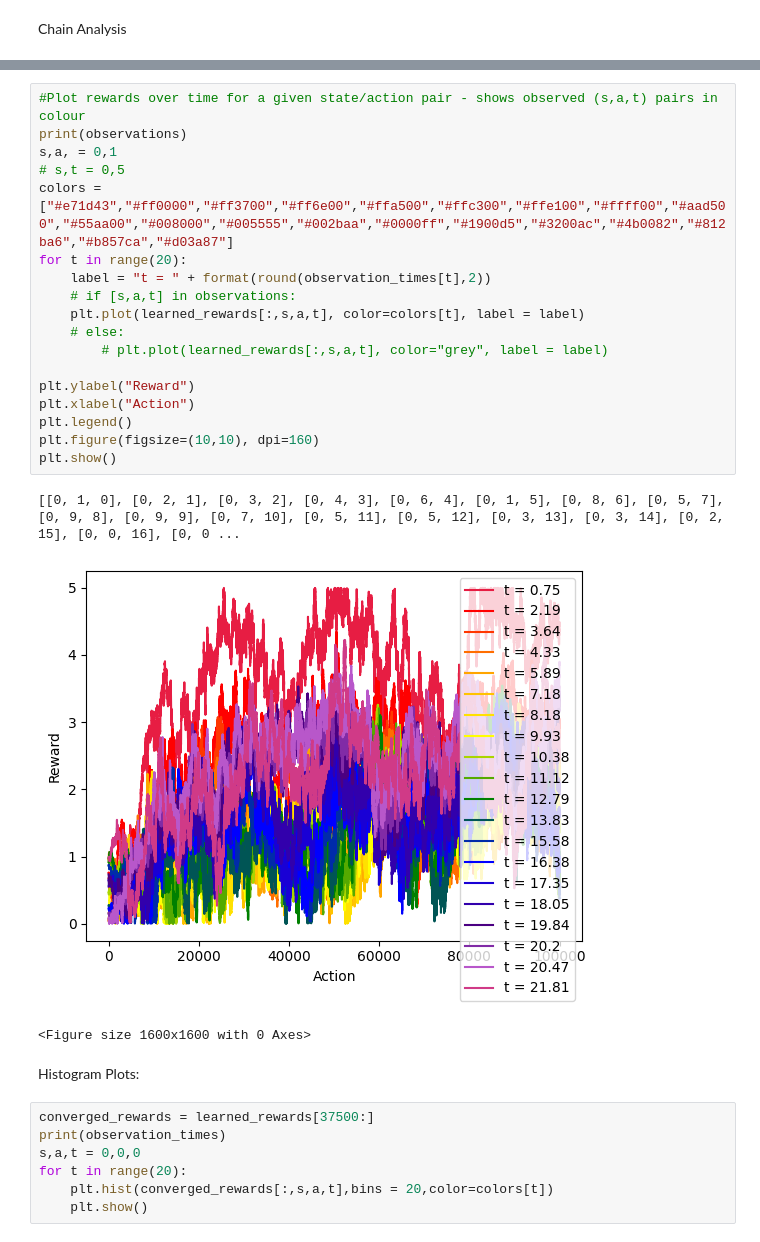
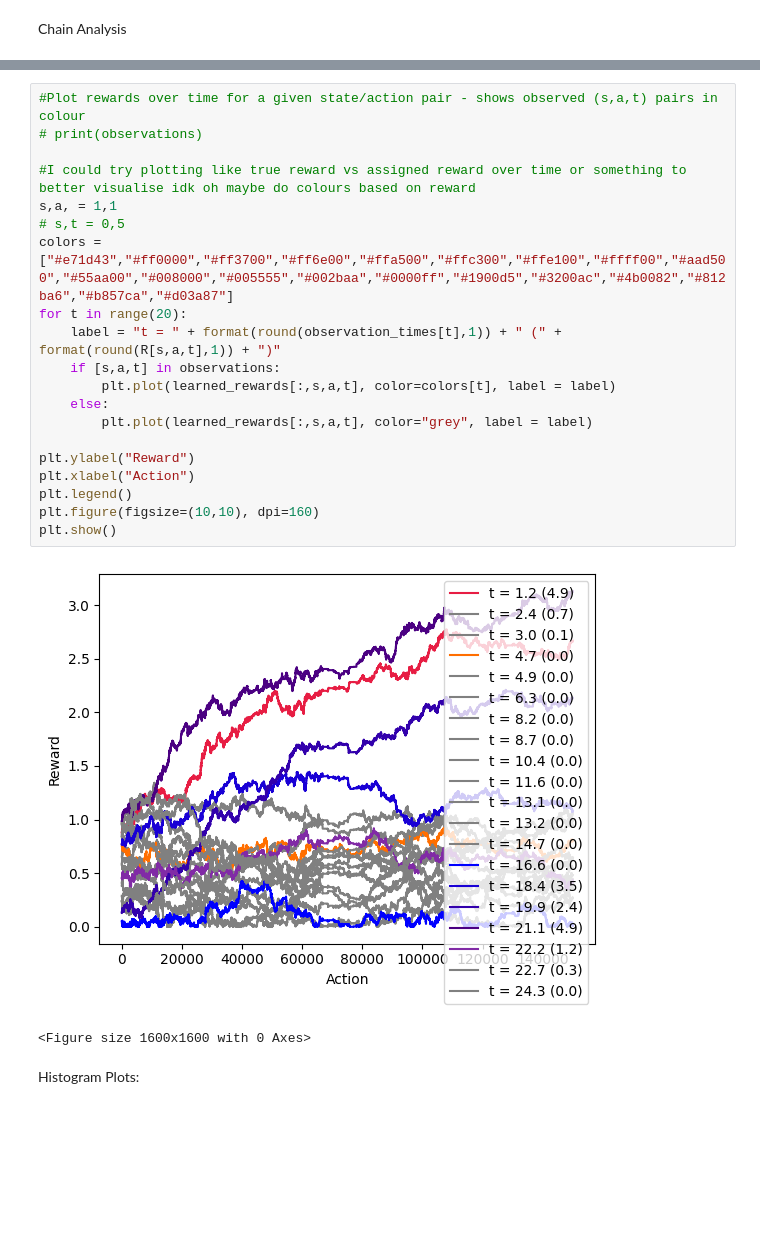
Before and after one commit to tommstuart/IRLProject, a Jupyter notebook: src/testing.ipynb, the cells around one changed output, grey strips where cells are left out. Drawn from its saved outputs; the diff is of its cells as text; blank space fills up the shorter version.

```diff
--- a/src/testing.ipynb
+++ b/src/testing.ipynb
@@ -133,31 +140,25 @@ def test():
 # %%
 #Plot rewards over time for a given state/action pair - shows observed (s,a,t) pairs in colour
-print(observations)
-s,a, = 0,1
+# print(observations)
+
+#I could try plotting like true reward vs assigned reward over time or something to better visualise idk oh maybe do colours based on reward
+s,a, = 1,1
 # s,t = 0,5
 colors = ["#e71d43","#ff0000","#ff3700","#ff6e00","#ffa500","#ffc300","#ffe100","#ffff00","#aad500","#55aa00","#008000","#005555","#002baa","#0000ff","#1900d5","#3200ac","#4b0082","#812ba6","#b857ca","#d03a87"]
 for t in range(20):
-    label = "t = " + format(round(observation_times[t],2))
-    # if [s,a,t] in observations:
-    plt.plot(learned_rewards[:,s,a,t], color=colors[t], label = label)
-    # else:
-        # plt.plot(learned_rewards[:,s,a,t], color="grey", label = label)
+    label = "t = " + format(round(observation_times[t],1)) + " (" + format(round(R[s,a,t],1)) + ")"
+    if [s,a,t] in observations:
+        plt.plot(learned_rewards[:,s,a,t], color=colors[t], label = label)
+    else:
+        plt.plot(learned_rewards[:,s,a,t], color="grey", label = label)
 
 plt.ylabel("Reward")
 plt.xlabel("Action")
 plt.legend()
 plt.figure(figsize=(10,10), dpi=160)
 plt.show()
 # %% [output]
+[figure, new version]
-[[0, 1, 0], [0, 2, 1], [0, 3, 2], [0, 4, 3], [0, 6, 4], [0, 1, 5], [0, 8, 6], [0, 5, 7], [0, 9, 8], [0, 9, 9], [0, 7, 10], [0, 5, 11], [0, 5, 12], [0, 3, 13], [0, 3, 14], [0, 2, 15], [0, 0, 16], [0, 0 ...
+<Figure size 1600x1600 with 0 Axes>
-[figure, old version]
-<Figure size 1600x1600 with 0 Axes>
 # %% [markdown]
 Histogram Plots:
-# %%
-converged_rewards = learned_rewards[37500:]
-print(observation_times)
-s,a,t = 0,0,0
-for t in range(20):
-    plt.hist(converged_rewards[:,s,a,t],bins = 20,color=colors[t])
-    plt.show()
```
Also changed, not shown: parts of 6 cells of this notebook, 2 other files.
